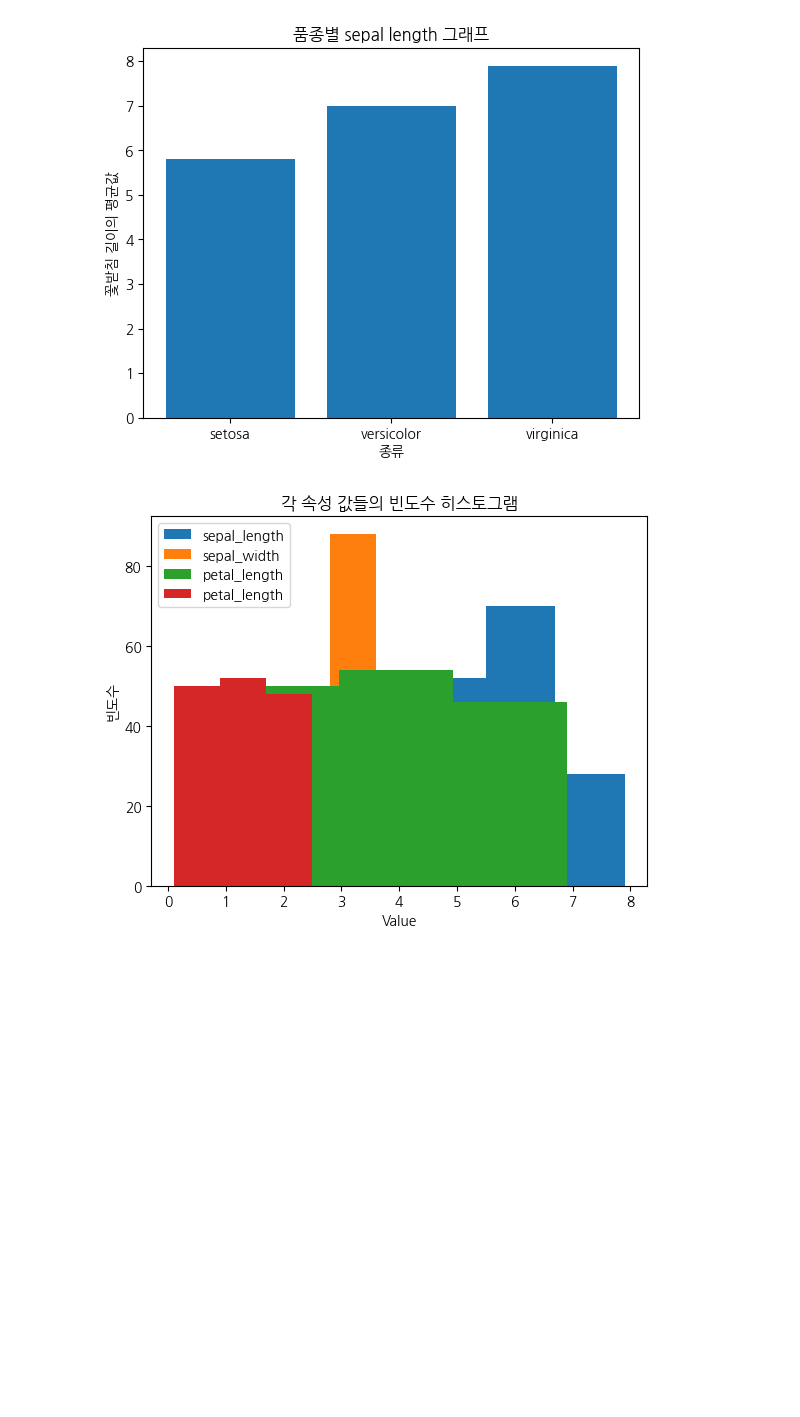
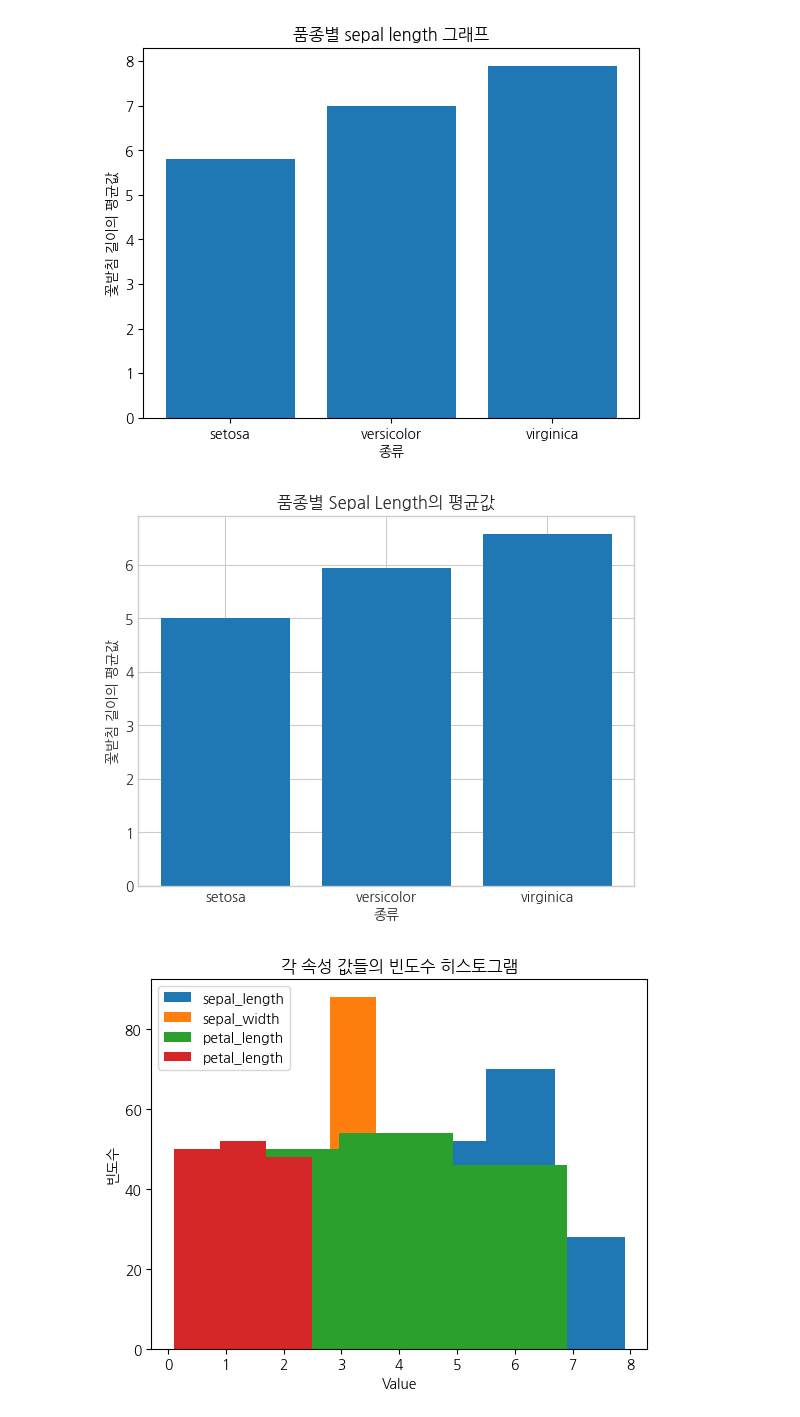
Before and after one commit to seonghaiiiii/aipython, a Jupyter notebook: 240112.ipynb, the cells around one changed output. Saved outputs shown, nothing was run; the diff lists cells and outputs as text; code cells hidden in the pictures; blank space fills up the shorter version.

```diff
--- a/240112.ipynb
+++ b/240112.ipynb
@@ -169,6 +169,19 @@ plt.ylabel('꽃받침 길이의 평균값')
 # %% [output]
 Text(0, 0.5, '꽃받침 길이의 평균값')
 [figure]
+# %%
+plt.rc('font', family='NanumGothic')
+plt.bar(['setosa','versicolor','virginica'], iris.groupby('species')['sepal_length'].mean())
+
+# 그래프 제목과 라벨 설정
+plt.title('품종별 Sepal Length의 평균값')
+plt.xlabel('종류')
+plt.ylabel('꽃받침 길이의 평균값')
+
+# 그래프 표시
+plt.show()
+# %% [output]
+[figure, added]
 # %%
 #각 특징 값들의 빈도수 그래프
 plt.rc('font', family='NanumGothic')
```
Also changed, not shown: parts of 1 cell of this notebook.
